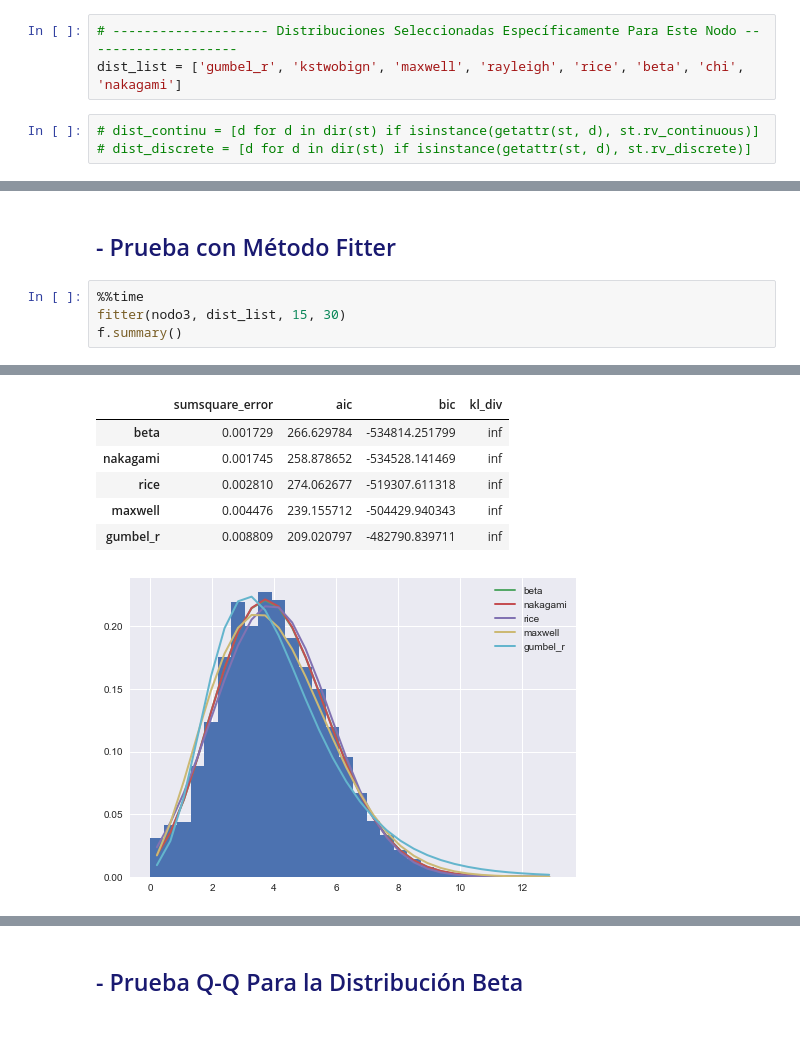
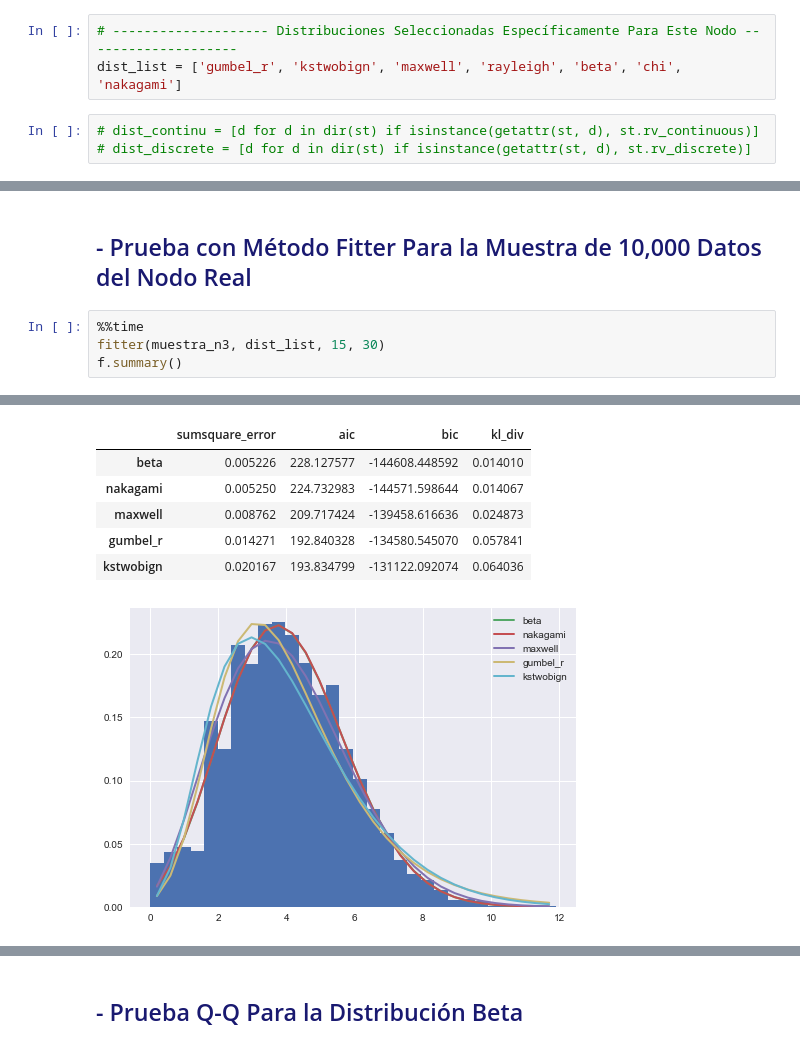
Before and after one commit to AndresHdzJmz/Tests_Proyecto-SPF, a Jupyter notebook: R.ipynb, the cells around one changed output, grey strips where cells are left out. Cells and saved outputs as stored; diff of their text form.

```diff
--- a/R.ipynb
+++ b/R.ipynb
@@ -520,6 +536,6 @@ sns.boxplot(nodo3, ax = ax1, saturation=.5, color='r', fliersize=5);
 # %%
 # -------------------- Distribuciones Seleccionadas Específicamente Para Este Nodo --------------------
-dist_list = ['gumbel_r', 'kstwobign', 'maxwell', 'rayleigh', 'rice', 'beta', 'chi', 'nakagami']
+dist_list = ['gumbel_r', 'kstwobign', 'maxwell', 'rayleigh', 'beta', 'chi', 'nakagami']
 # %%
 # dist_continu = [d for d in dir(st) if isinstance(getattr(st, d), st.rv_continuous)]
 # dist_discrete = [d for d in dir(st) if isinstance(getattr(st, d), st.rv_discrete)]
@@ -550,8 +565,8 @@ array(['rice', 'beta', 'nakagami'], dtype=object)
 # %% [markdown]
-## <font color='midnightblue'> - Prueba con Método Fitter
+## <font color='midnightblue'> - Prueba con Método Fitter Para la Muestra de 10,000 Datos del Nodo Real
 # %%
 %%time
-fitter(nodo3, dist_list, 15, 30)
+fitter(muestra_n3, dist_list, 15, 30)
 f.summary()
 # %% [output]
 [interactive output not drawn]
@@ -559,7 +574,7 @@ Wall time: 1.19 s
 |  | sumsquare_error | aic | bic | kl_div |
-| beta | 0.001729 | 266.629784 | -534814.251799 | inf |
-| nakagami | 0.001745 | 258.878652 | -534528.141469 | inf |
-| rice | 0.002810 | 274.062677 | -519307.611318 | inf |
-| maxwell | 0.004476 | 239.155712 | -504429.940343 | inf |
-| gumbel_r | 0.008809 | 209.020797 | -482790.839711 | inf |
+| beta | 0.005226 | 228.127577 | -144608.448592 | 0.014010 |
+| nakagami | 0.005250 | 224.732983 | -144571.598644 | 0.014067 |
+| maxwell | 0.008762 | 209.717424 | -139458.616636 | 0.024873 |
+| gumbel_r | 0.014271 | 192.840328 | -134580.545070 | 0.057841 |
+| kstwobign | 0.020167 | 193.834799 | -131122.092074 | 0.064036 |
-[figure, old version]
+[figure, new version]
```
Also changed, not shown: parts of 70 cells of this notebook.
